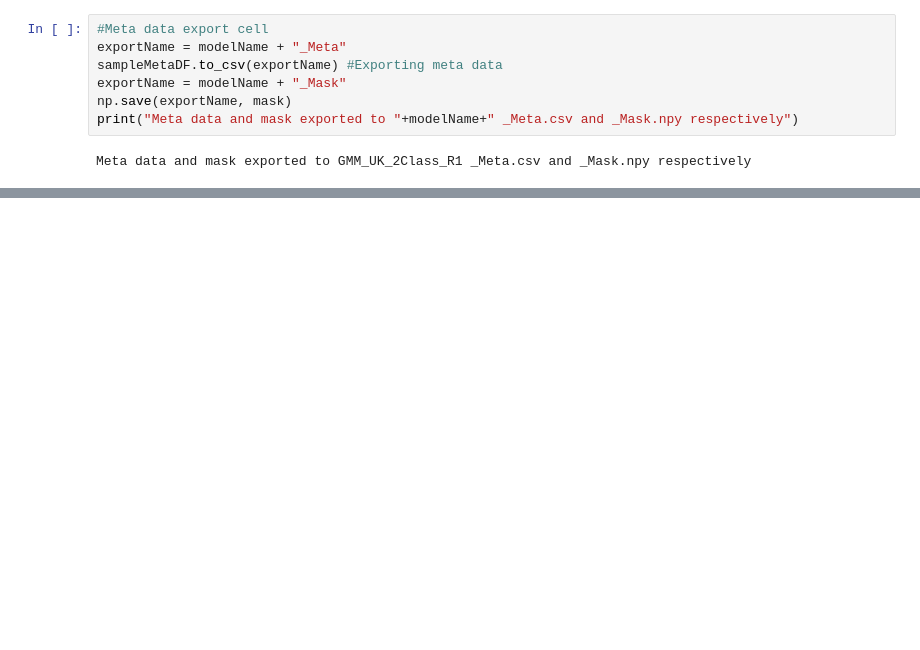
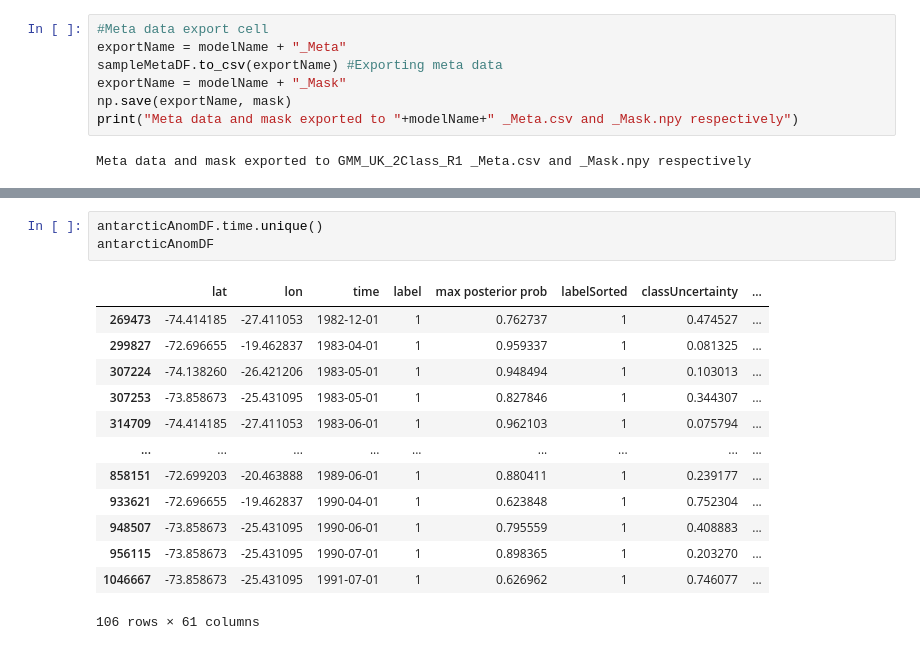
Before and after one commit to el1247/BAS_AI4ER_SAM, a Jupyter notebook: notebooks/exploratory/3.0_el_GMMTemperatureProfileClassification2.ipynb, the cells around one changed output, grey strips where cells are left out. Cells and saved outputs as stored; diff of their text form; blank space fills up the shorter version.

```diff
--- a/notebooks/exploratory/3.0_el_GMMTemperatureProfileClassification2.ipynb
+++ b/notebooks/exploratory/3.0_el_GMMTemperatureProfileClassification2.ipynb
@@ -902,0 +932,17 @@ Scaler Calculated and Saved in GMM_UK_2Class_R1_Scaler.
+# %%
+antarcticAnomDF.time.unique()
+antarcticAnomDF
+# %% [output]
+|  | lat | lon | time | label | max posterior prob | labelSorted | classUncertainty | ... |
+| 269473 | -74.414185 | -27.411053 | 1982-12-01 | 1 | 0.762737 | 1 | 0.474527 | ... |
+| 299827 | -72.696655 | -19.462837 | 1983-04-01 | 1 | 0.959337 | 1 | 0.081325 | ... |
+| 307224 | -74.138260 | -26.421206 | 1983-05-01 | 1 | 0.948494 | 1 | 0.103013 | ... |
+| 307253 | -73.858673 | -25.431095 | 1983-05-01 | 1 | 0.827846 | 1 | 0.344307 | ... |
+| 314709 | -74.414185 | -27.411053 | 1983-06-01 | 1 | 0.962103 | 1 | 0.075794 | ... |
+| ... | ... | ... | ... | ... | ... | ... | ... | ... |
+| 858151 | -72.699203 | -20.463888 | 1989-06-01 | 1 | 0.880411 | 1 | 0.239177 | ... |
+| 933621 | -72.696655 | -19.462837 | 1990-04-01 | 1 | 0.623848 | 1 | 0.752304 | ... |
+| 948507 | -73.858673 | -25.431095 | 1990-06-01 | 1 | 0.795559 | 1 | 0.408883 | ... |
+| 956115 | -73.858673 | -25.431095 | 1990-07-01 | 1 | 0.898365 | 1 | 0.203270 | ... |
+| 1046667 | -73.858673 | -25.431095 | 1991-07-01 | 1 | 0.626962 | 1 | 0.746077 | ... |
+106 rows × 61 columns
```
Also changed, not shown: parts of 33 cells of this notebook.
